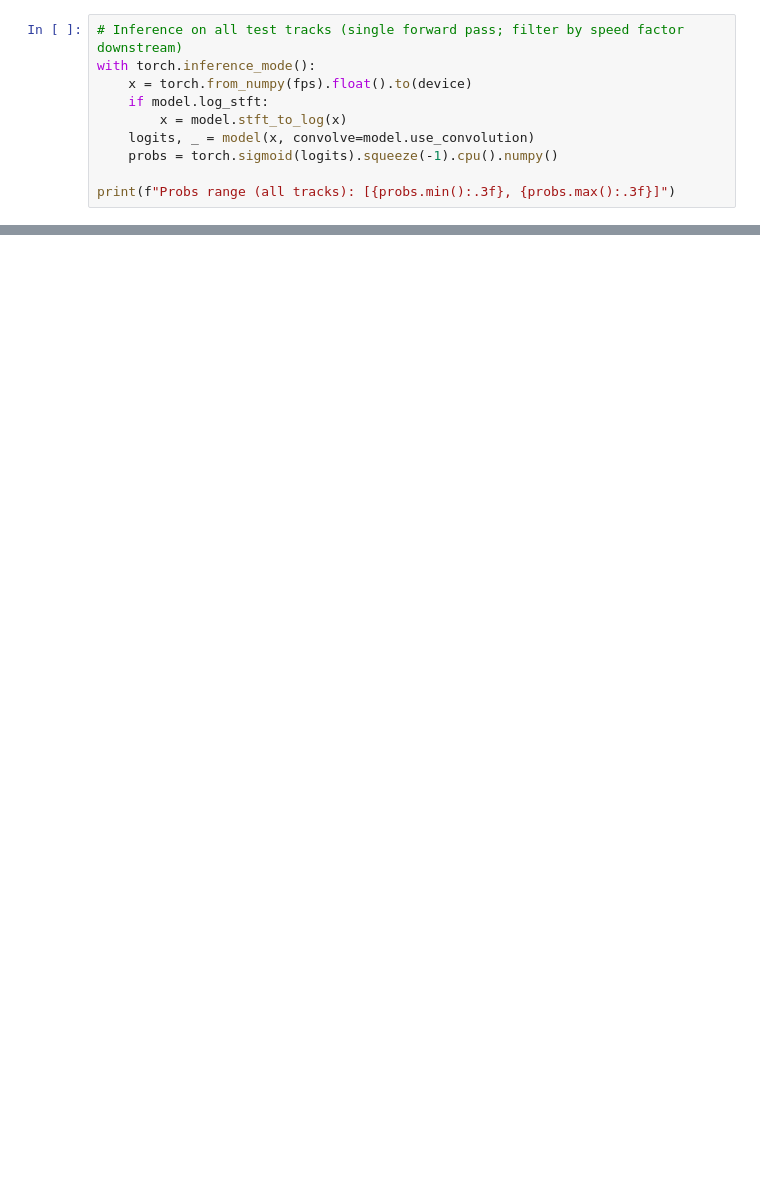
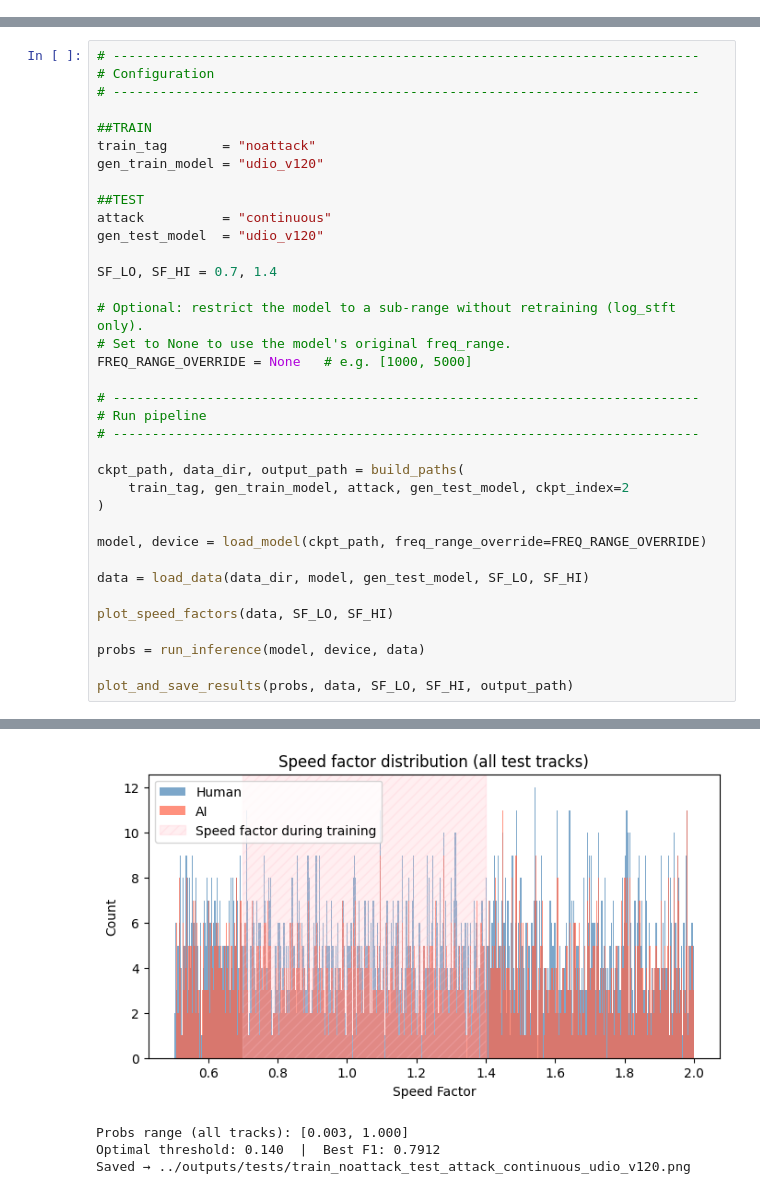
Before and after one commit to thomas0barand/robust-deepfake-detector, a Jupyter notebook: scripts/results.ipynb, the cells around one changed output, grey strips where cells are left out. Saved outputs shown, nothing was run; the diff lists cells and outputs as text; blank space fills up the shorter version.

```diff
--- a/scripts/results.ipynb
+++ b/scripts/results.ipynb
@@ -136,10 +18,0 @@ plt.show()
-# %%
-# Inference on all test tracks (single forward pass; filter by speed factor downstream)
-with torch.inference_mode():
-    x = torch.from_numpy(fps).float().to(device)
-    if model.log_stft:
-        x = model.stft_to_log(x)
-    logits, _ = model(x, convolve=model.use_convolution)
-    probs = torch.sigmoid(logits).squeeze(-1).cpu().numpy()
-
-print(f"Probs range (all tracks): [{probs.min():.3f}, {probs.max():.3f}]")
@@ -263,0 +288,37 @@ Saved → ../outputs/f1_vs_sf_train_noattack_test_noattack_suno_v5.png
+# %%
+# ---------------------------------------------------------------------------
+# Configuration
+# ---------------------------------------------------------------------------
+
+##TRAIN
+train_tag       = "noattack"
+gen_train_model = "udio_v120"
+
+##TEST
+attack          = "continuous"
+gen_test_model  = "udio_v120"
+
+SF_LO, SF_HI = 0.7, 1.4
+
+# Optional: restrict the model to a sub-range without retraining (log_stft only).
+# Set to None to use the model's original freq_range.
+FREQ_RANGE_OVERRIDE = None   # e.g. [1000, 5000]
+
+# ---------------------------------------------------------------------------
+# Run pipeline
+# ---------------------------------------------------------------------------
+
+ckpt_path, data_dir, output_path = build_paths(
+    train_tag, gen_train_model, attack, gen_test_model, ckpt_index=2
+)
+
+model, device = load_model(ckpt_path, freq_range_override=FREQ_RANGE_OVERRIDE)
+
+data = load_data(data_dir, model, gen_test_model, SF_LO, SF_HI)
+
+plot_speed_factors(data, SF_LO, SF_HI)
+
+probs = run_inference(model, device, data)
+
+plot_and_save_results(probs, data, SF_LO, SF_HI, output_path)
+# %% [output]
@@ -263,0 +342,4 @@ Saved → ../outputs/f1_vs_sf_train_noattack_test_noattack_suno_v5.png
+[figure, added]
+Probs range (all tracks): [0.003, 1.000]
+Optimal threshold: 0.140  |  Best F1: 0.7912
+Saved → ../outputs/tests/train_noattack_test_attack_continuous_udio_v120.png
```
Also changed, not shown: parts of 11 cells of this notebook, 45 other files.
